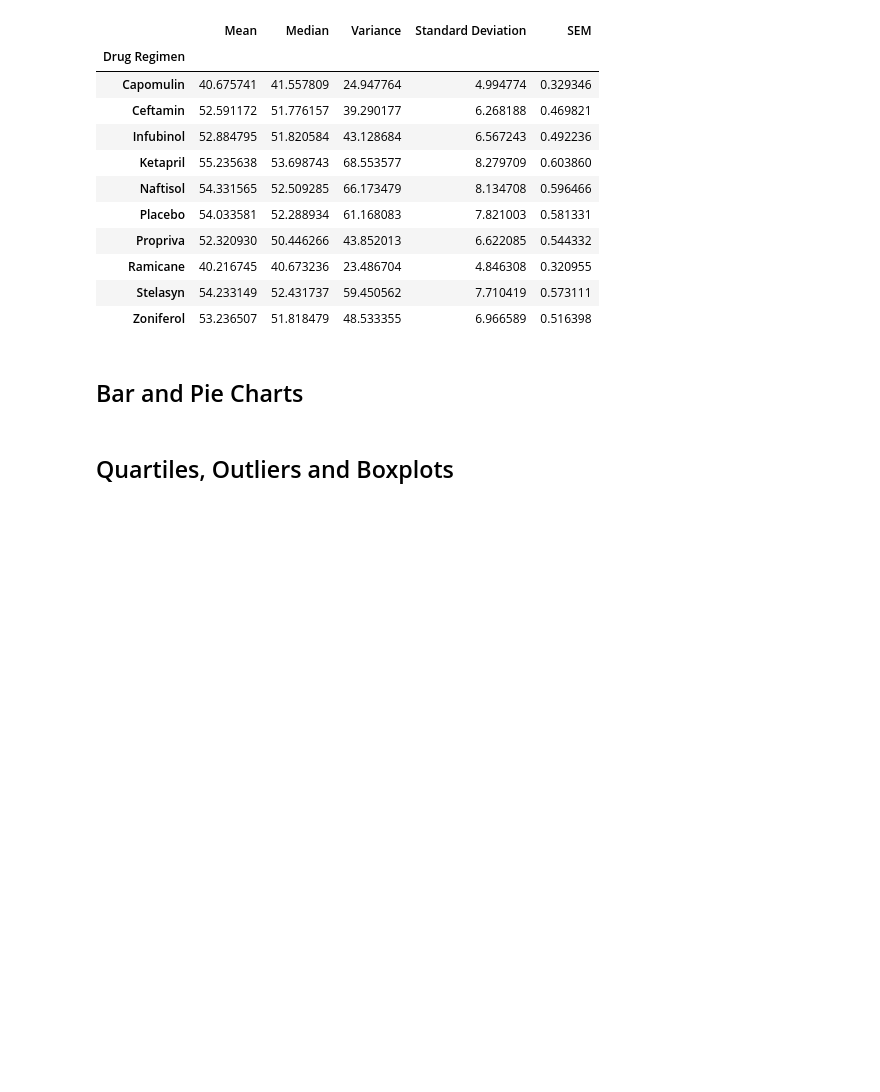
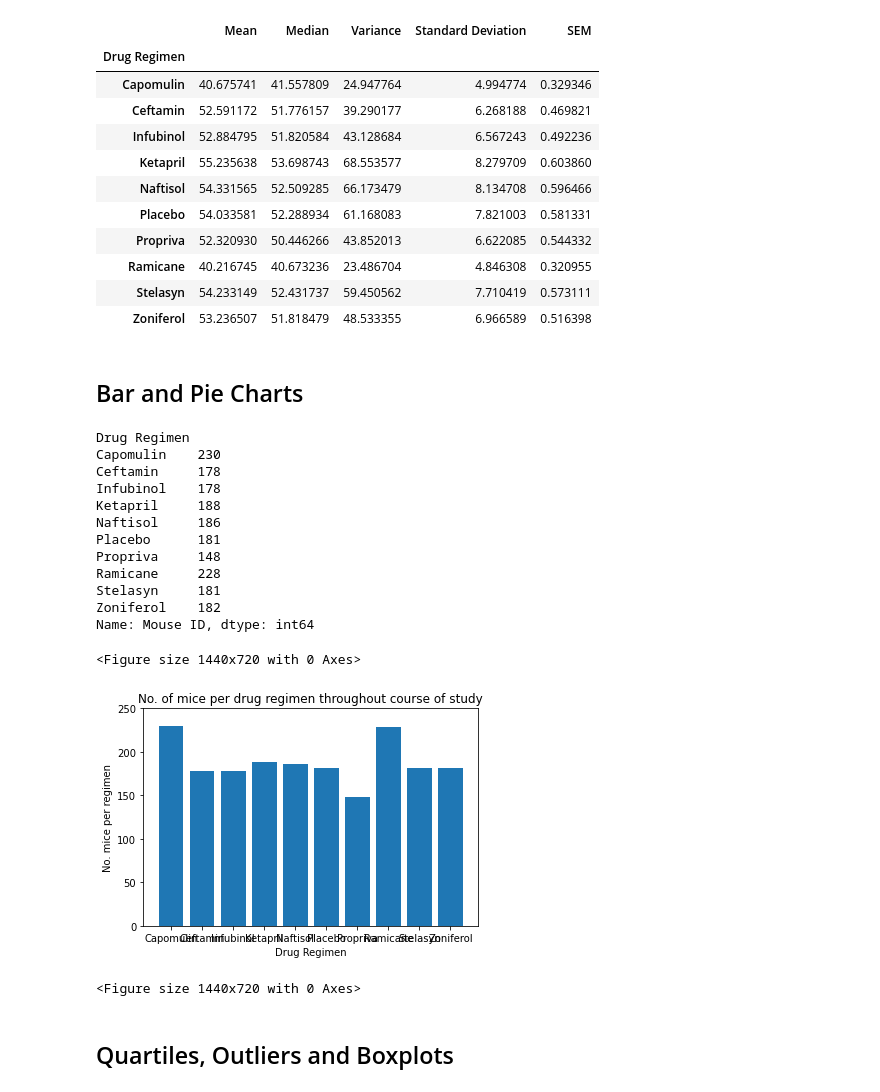
Before and after one commit to chiron-chiron/matplotlib-challenge, a Jupyter notebook: pymaceuticals_starter.ipynb, the cells around one changed output. Drawn from its saved outputs; the diff is of its cells as text; code cells hidden in the pictures; blank space fills up the shorter version.

Commit message:
1st bar chart done
Commencing pandas plot of bar chart

```diff
--- a/pymaceuticals_starter.ipynb
+++ b/pymaceuticals_starter.ipynb
@@ -357,4 +357,50 @@ final_ss_bygroupby_df
 | Zoniferol | 53.236507 | 51.818479 | 48.533355 | 6.966589 | 0.516398 |
 # %% [markdown]
 ## Bar and Pie Charts
+# %%
+# Generate a bar plot showing the total number of mice for each treatment throughout the course of the study using pandas.
+
+# Calc # of mice p/regimen, by groupby, then count, then select mouce ID column
+# Create new variable for Groupby "Drug Regimen", to prevent code break, and to manipulate here
+grp_dr_combined2 = dr_combined_df.groupby("Drug Regimen")
+grp_dr_mouse = grp_dr_combined2.count()
+print(grp_dr_mouse["Mouse ID"])
+
+
+# Set x and y axis data
+mice = grp_dr_mouse["Mouse ID"]
+x_axis = np.arange(len(combined_df["Drug Regimen"].unique()))
+
+# Plot bar chart
+plt.bar(x_axis, mice, align="center")
+
+# Tick locations, designated what ticks are (ie. drugs)
+drugs = grp_dr_mouse.index.to_list()
+tick_locations = [value for value in x_axis]
+plt.xticks(tick_locations, drugs)
+
+# Set limits
+plt.ylim(0,250)
+
+# Format chart
+plt.title("No. of mice per drug regimen throughout course of study")
+plt.xlabel("Drug Regimen")
+plt.ylabel("No. mice per regimen")
+plt.figure(figsize=(20,10))
+# %% [output]
+Drug Regimen
+Capomulin    230
+Ceftamin     178
+Infubinol    178
+Ketapril     188
+Naftisol     186
+Placebo      181
+Propriva     148
+Ramicane     228
+Stelasyn     181
+Zoniferol    182
+Name: Mouse ID, dtype: int64
+<Figure size 1440x720 with 0 Axes>
+[figure, added]
+<Figure size 1440x720 with 0 Axes>
 # %%
```
Also changed, not shown: parts of 2 cells of this notebook.
